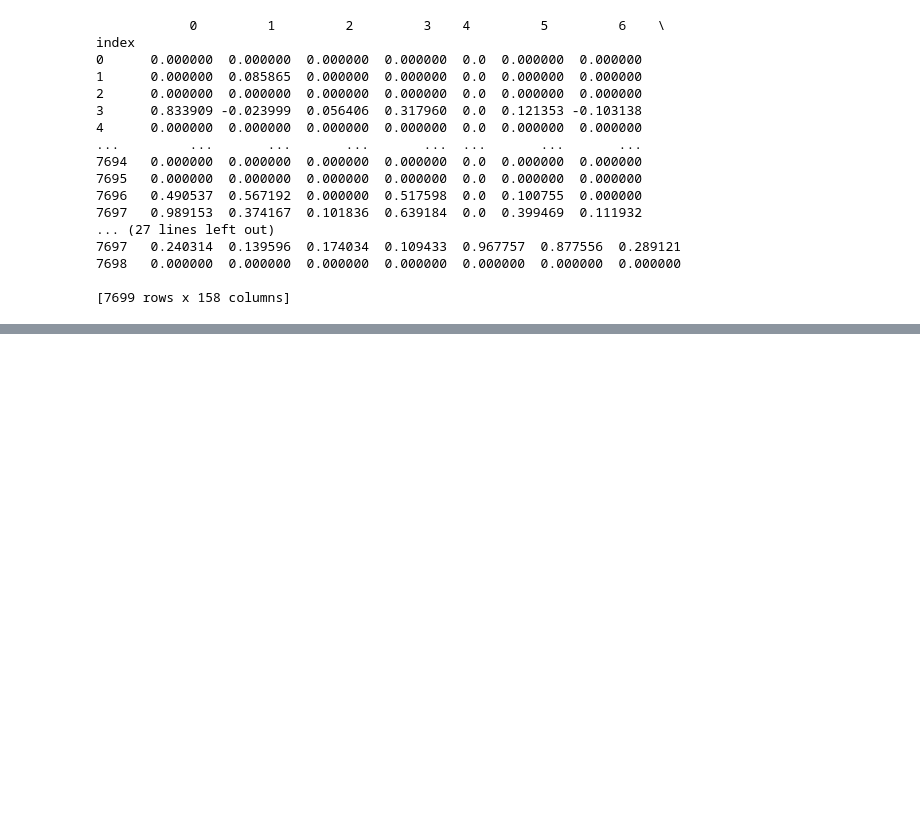
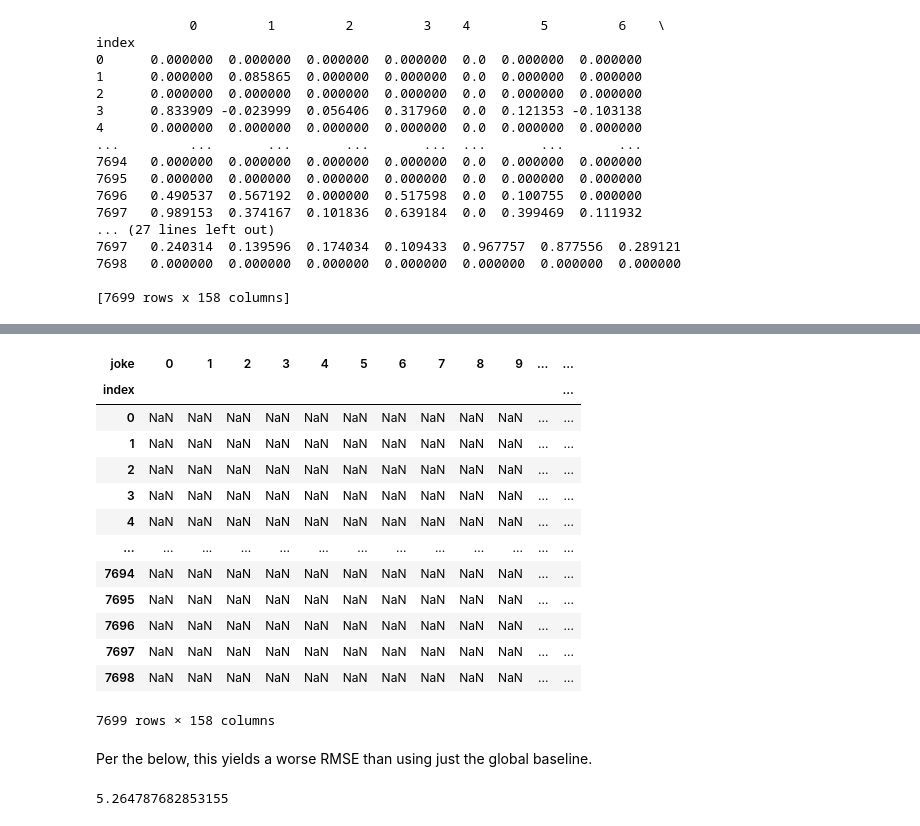
Before and after one commit to koonkimb/Data612, a Jupyter notebook: Project_2/Data 612_Project 2.ipynb, the cells around one changed output, grey strips where cells are left out. Drawn from its saved outputs; the diff is of its cells as text; code cells hidden in the pictures; blank space fills up the shorter version.

Commit message:
Finished project for submission
Incorporated collaborative filtering/ hybrid system
Added comments and notes

```diff
--- a/Project_2/Data 612_Project 2.ipynb
+++ b/Project_2/Data 612_Project 2.ipynb
@@ -528,0 +576,43 @@ Length: 158, dtype: float64
+# %%
+for row, data in needs_prediction_df.iterrows():
+    user_index_rec = data['user']
+    joke_to_be_rated = data['joke']
+    cosine_dist, nearest_neighbors = nearest_neighbors_dict[user_index_rec]
+    cosine_sim_matrix = 1 - pd.DataFrame(cosine_dist)
+    joke_rating_list = []
+    for i in range(len(nearest_neighbors[0])):
+        #print(train_with_global_baseline.iloc[i,joke_to_be_rated])
+        joke_rating_list.append(train_with_global_baseline.iloc[i,joke_to_be_rated])
+    joke_rating_list = pd.DataFrame(joke_rating_list)
+    cosine_sim_matrix = cosine_sim_matrix.transpose()
+    cosine_sim_matrix[0] = cosine_sim_matrix[0] / cosine_sim_matrix.values.sum()
+    cosine_sim_matrix = cosine_sim_matrix.transpose()
+    #print(cosine_sim_matrix)
+    predicted_rating = cosine_sim_matrix.dot(joke_rating_list)
+    pred.iloc[user_index_rec, joke_to_be_rated] = predicted_rating[0].values
+    #print(pred.iloc[user_index_rec, joke_to_be_rated])
+# %%
+pred
+# %% [output]
+| joke | 0 | 1 | 2 | 3 | 4 | 5 | 6 | 7 | 8 | 9 | ... | ... |
+| index |  |  |  |  |  |  |  |  |  |  |  | ... |
+| 0 | NaN | NaN | NaN | NaN | NaN | NaN | NaN | NaN | NaN | NaN | ... | ... |
+| 1 | NaN | NaN | NaN | NaN | NaN | NaN | NaN | NaN | NaN | NaN | ... | ... |
+| 2 | NaN | NaN | NaN | NaN | NaN | NaN | NaN | NaN | NaN | NaN | ... | ... |
+| 3 | NaN | NaN | NaN | NaN | NaN | NaN | NaN | NaN | NaN | NaN | ... | ... |
+| 4 | NaN | NaN | NaN | NaN | NaN | NaN | NaN | NaN | NaN | NaN | ... | ... |
+| ... | ... | ... | ... | ... | ... | ... | ... | ... | ... | ... | ... | ... |
+| 7694 | NaN | NaN | NaN | NaN | NaN | NaN | NaN | NaN | NaN | NaN | ... | ... |
+| 7695 | NaN | NaN | NaN | NaN | NaN | NaN | NaN | NaN | NaN | NaN | ... | ... |
+| 7696 | NaN | NaN | NaN | NaN | NaN | NaN | NaN | NaN | NaN | NaN | ... | ... |
+| 7697 | NaN | NaN | NaN | NaN | NaN | NaN | NaN | NaN | NaN | NaN | ... | ... |
+| 7698 | NaN | NaN | NaN | NaN | NaN | NaN | NaN | NaN | NaN | NaN | ... | ... |
+7699 rows × 158 columns
+# %% [markdown]
+Per the below, this yields a worse RMSE than using just the global baseline.
+# %%
+rmse_collab_filtering = (((pivot_train_reindex - pred) ** 2).to_numpy())
+rmse_collab_filtering = np.sqrt(np.nanmean(rmse_collab_filtering))
+print(rmse_collab_filtering)
+# %% [output]
+5.264787682853155
```
Also changed, not shown: parts of 77 cells of this notebook.
